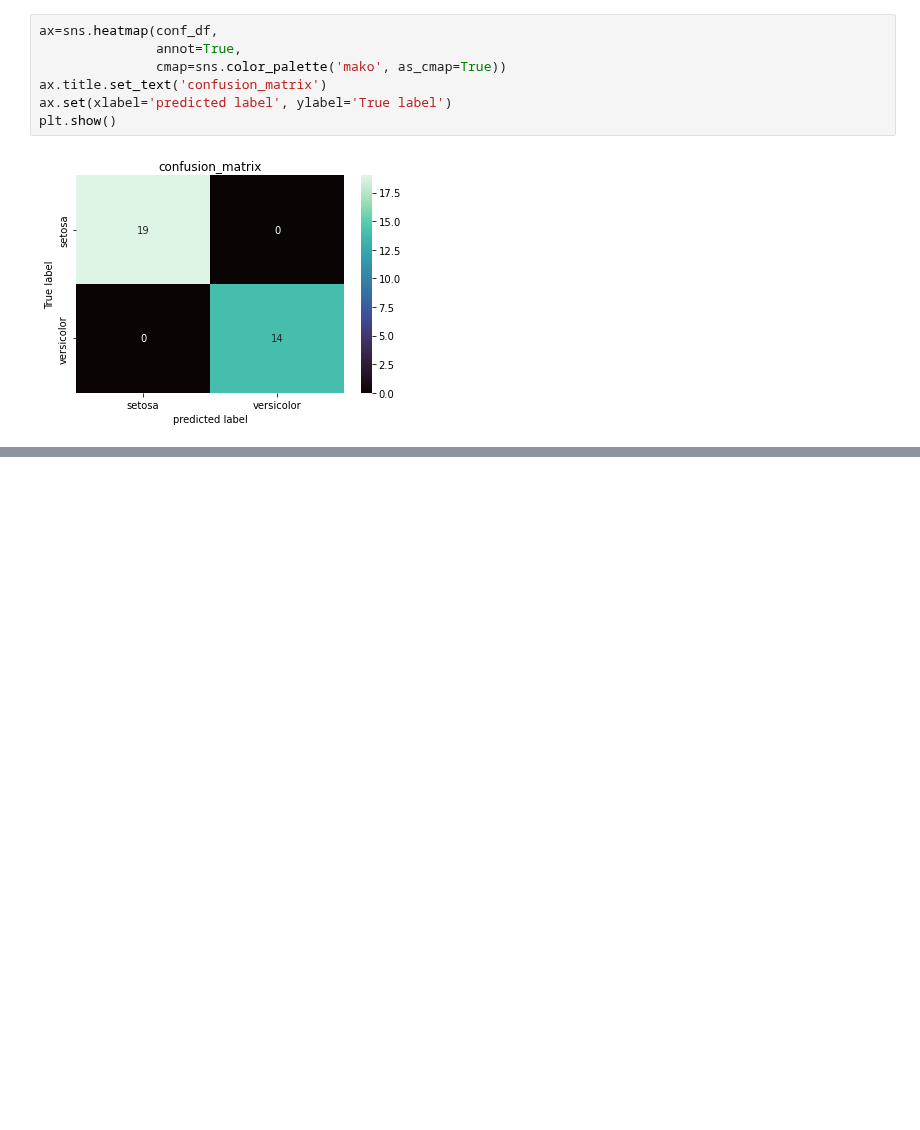
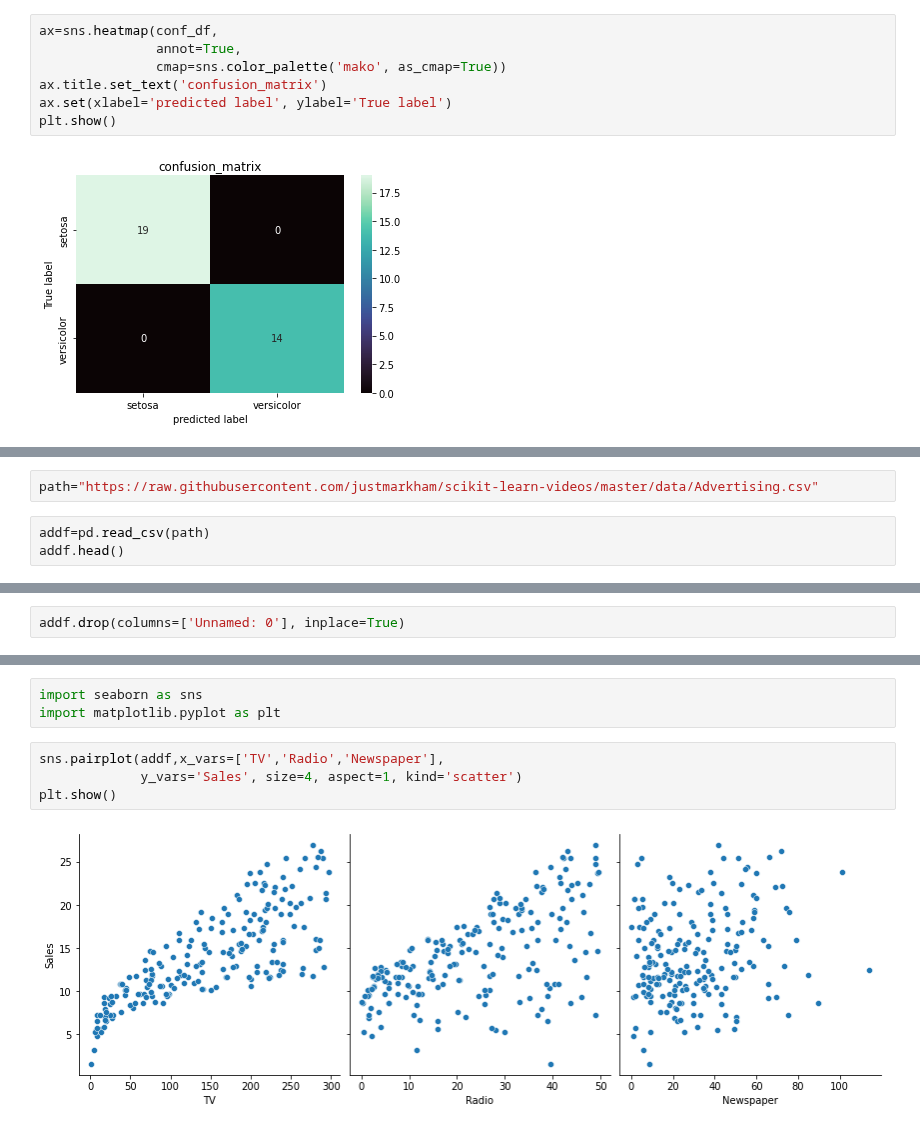
Before and after one commit to santhoshmc/machine-learning, a Jupyter notebook: MachineLearning_Sklearn.ipynb, the cells around one changed output, grey strips where cells are left out. Cells and saved outputs as stored; diff of their text form; blank space fills up the shorter version.

```diff
--- a/MachineLearning_Sklearn.ipynb
+++ b/MachineLearning_Sklearn.ipynb
@@ -203,0 +209,5 @@ plt.show()
+# %%
+path="https://raw.githubusercontent.com/justmarkham/scikit-learn-videos/master/data/Advertising.csv"
+# %%
+addf=pd.read_csv(path)
+addf.head()
@@ -203,0 +221,2 @@ plt.show()
+# %%
+addf.drop(columns=['Unnamed: 0'], inplace=True)
@@ -203,0 +263,9 @@ plt.show()
+# %%
+import seaborn as sns
+import matplotlib.pyplot as plt
+# %%
+sns.pairplot(addf,x_vars=['TV','Radio','Newspaper'],
+             y_vars='Sales', size=4, aspect=1, kind='scatter')
+plt.show()
+# %% [output]
+[figure, added]
```
Also changed, not shown: parts of 28 cells of this notebook.
